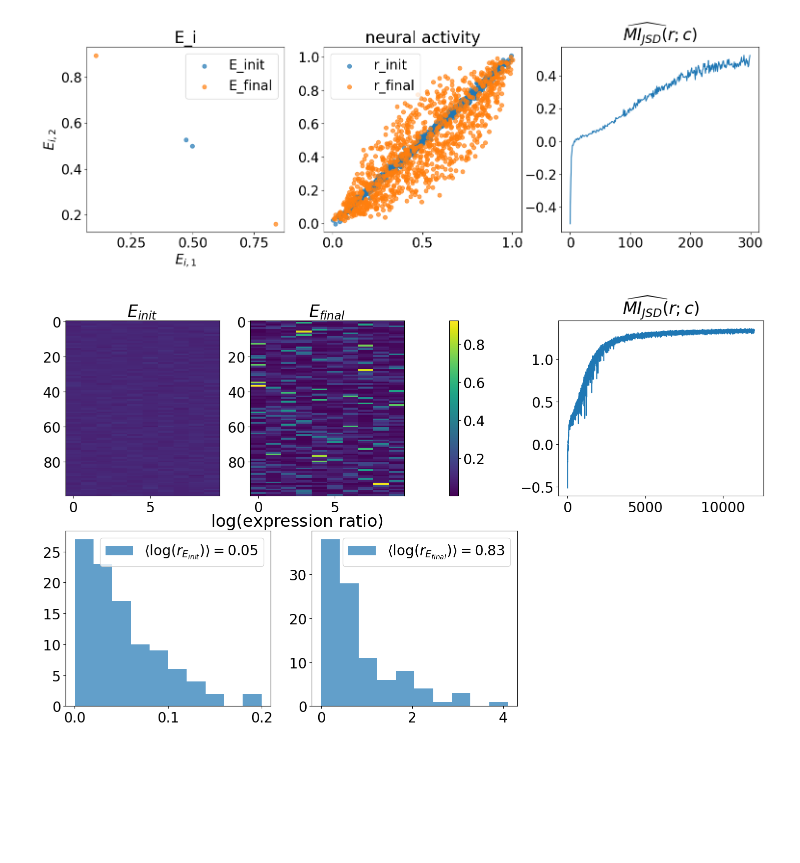
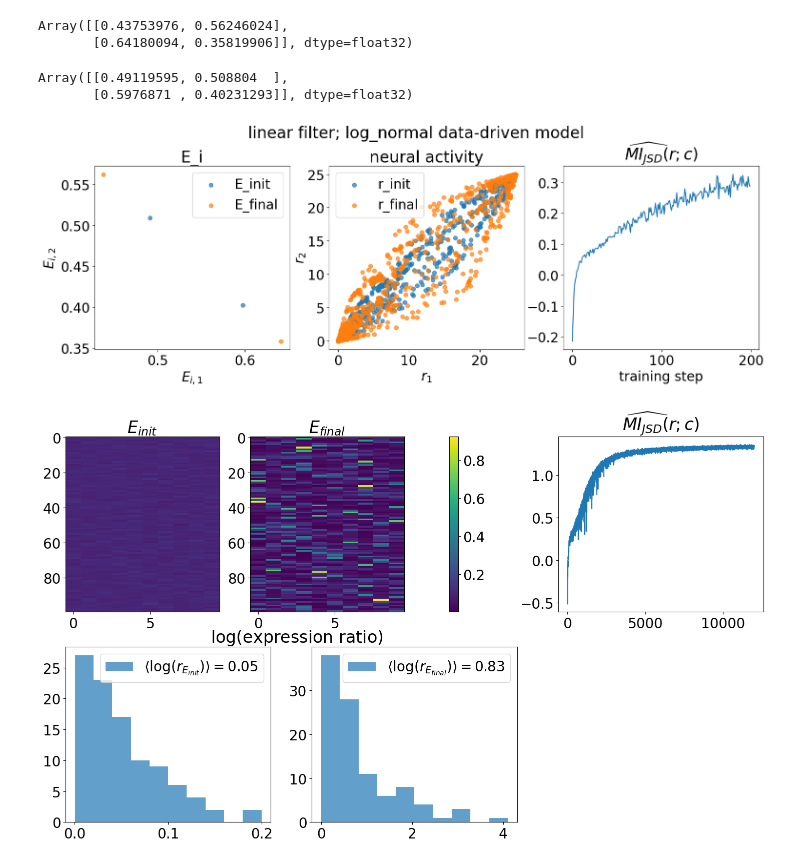
Before and after one commit to juancarlosfdc/noncanonical-olfaction, a Jupyter notebook: model/model.ipynb, the cells around one changed output. Cells and saved outputs as stored; diff of their text form; code cells hidden in the pictures; blank space fills up the shorter version.

```diff
--- a/model/model.ipynb
+++ b/model/model.ipynb
@@ -357,23 +374,21 @@ def make_constant_gammas(epochs_per_scan, scans, gamma_T, gamma_p):
 # %%
 key = jax.random.key(1)
 key, *subkeys = jax.random.split(key, 6)
-hp = HyperParams(N=1000, M=2, L=2, P=1000, sigma_0=0.01, nonlinearity='sigmoid_log', odor_model='data_driven')
-hp, p_init = init(subkeys[0], hp=hp, scale=.1)
+hp = HyperParams(N=1000, M=2, L=1, P=1001, sigma_0=0.01,
+                 nonlinearity='sigmoid_log',
+                 odor_model='log_normal',
+                 binary_data = True) # if the model is data driven, you need to pass in N = 1000 (dimension of data)
+hp, p_init = init(subkeys[0], hp=hp, scale=.1, phi)
 T = T_estimator()
 c = draw_cs(subkeys[1], hp)
-r = compute_osn_firing_with_antagonism(hp, p_init, c, subkeys[2])
+r = compute_linear_filter_activity(hp, p_init, c, subkeys[2])
 Tp_init = T.init(subkeys[3], c.T, r.T) # this is for variational MI estimation
 # Tp_init = 0 # this is a dummy for Gaussian MI estimation (not variational, so no T network needed)
-p_init = p_init.replace(E = phi(.5 + .1 * jax.random.normal(subkeys[4], shape=p_init.E.shape)))
+p_init = p_init.replace(E = phi(.5 + .1 * jax.random.normal(subkeys[3], shape=p_init.E.shape)))
 init_state = TrainingState(p_init, Tp_init, key, metrics={'mi': 0.0})
-scans = 3
-epochs_per_scan = 100
+scans = 1
+epochs_per_scan = 20
 gammas = make_constant_gammas(epochs_per_scan, scans, gamma_T=1e-1, gamma_p=1e-1)
-# %%
-key = jax.random.key(0)
-T = T_estimator()
-Tp_init = T.init(key, c.T, r.T)
-T_joint = T_estimator().apply(Tp_init, c.T, r.T)
 # %%
 state, metrics = train_natural_gradient_scan_over_epochs(init_state, hp, phi, psi, gammas, None, compute_linear_filter_activity, scans, epochs_per_scan)
 # %% [output]
@@ -381,3 +396,6 @@ Scan 0: Avg MI 0.072
+# %%
+for i in range(10 * epochs_per_scan * scans):
+    cs = draw_cs(subkeys[4], hp)
 # %%
 def plot_expression(E_init, E_final, mis):
     fig, axs = plt.subplots(1, 2, figsize=(12, 5))
@@ -392,7 +410,7 @@ def plot_expression(E_init, E_final, mis):
     axs[1].plot(mis)
     return fig, axs
 
-def plot_activity(p_init, p_final, hp, mis, key):
+def plot_activity(p_init, p_final, hp, mis, activity_function, key):
     fig, axs = plt.subplots(1, 3, figsize=(18, 5))
     E_init = p_init.E
     E_final = p_final.E
@@ -406,12 +424,15 @@ def plot_activity(p_init, p_final, hp, mis, key):
     axs[0].set_title('E_i')
     key, *subkeys = jax.random.split(key, 4)
     cs = draw_cs(subkeys[0], hp)
-    r_init = compute_linear_filter_activity(hp, p_init, cs, subkeys[1],)
-    r_final = compute_linear_filter_activity(hp, p_final, cs, subkeys[2])
+    r_init = activity_function(hp, p_init, cs, subkeys[1])
+    r_final = activity_function(hp, p_final, cs, subkeys[2])
     axs[1].scatter(r_init[0], r_init[1], alpha=0.7, label='r_init')
     axs[1].scatter(r_final[0], r_final[1], alpha=0.7, label='r_final')
     axs[1].legend()
     axs[1].set_title('neural activity')
+    axs[1].set_xlabel(r'$r_1$')
+    axs[1].set_ylabel(r'$r_2$', labelpad=1)
     axs[2].plot(mis)
     axs[2].set_title(r'$\widehat{MI_{JSD}}(r; c)$')
+    axs[2].set_xlabel('training step')
     return fig, axs, r_init, r_final
@@ -422,9 +439,20 @@ p_one = state.p.replace(E = jnp.array([[1, 0], [1, 0]]))
+# %%
+state.p.E
+# %% [output]
+Array([[0.43753976, 0.56246024],
+       [0.64180094, 0.35819906]], dtype=float32)
+# %%
+init_state.p.E
+# %% [output]
+Array([[0.49119595, 0.508804  ],
+       [0.5976871 , 0.40231293]], dtype=float32)
 # %%
 key = jax.random.key(42)
-fig, ax, *_ = plot_activity(init_state.p, state.p, hp, metrics['mi'], key)
-# fig.suptitle('gaussian firing with antagonism', y=1.05)
+fig, ax, *_ = plot_activity(init_state.p, state.p, hp, metrics['mi'], compute_osn_firing_with_antagonism, key)
+fig.suptitle('linear filter; log_normal data-driven model', y=1.05)
+fig.savefig('tmp.png', bbox_inches='tight')
 # %% [output]
-[figure, old version]
+[figure, new version]
 # %%
 fig.savefig('tmp.png', bbox_inches='tight')
 # %%
```
Also changed, not shown: parts of 8 cells of this notebook.
